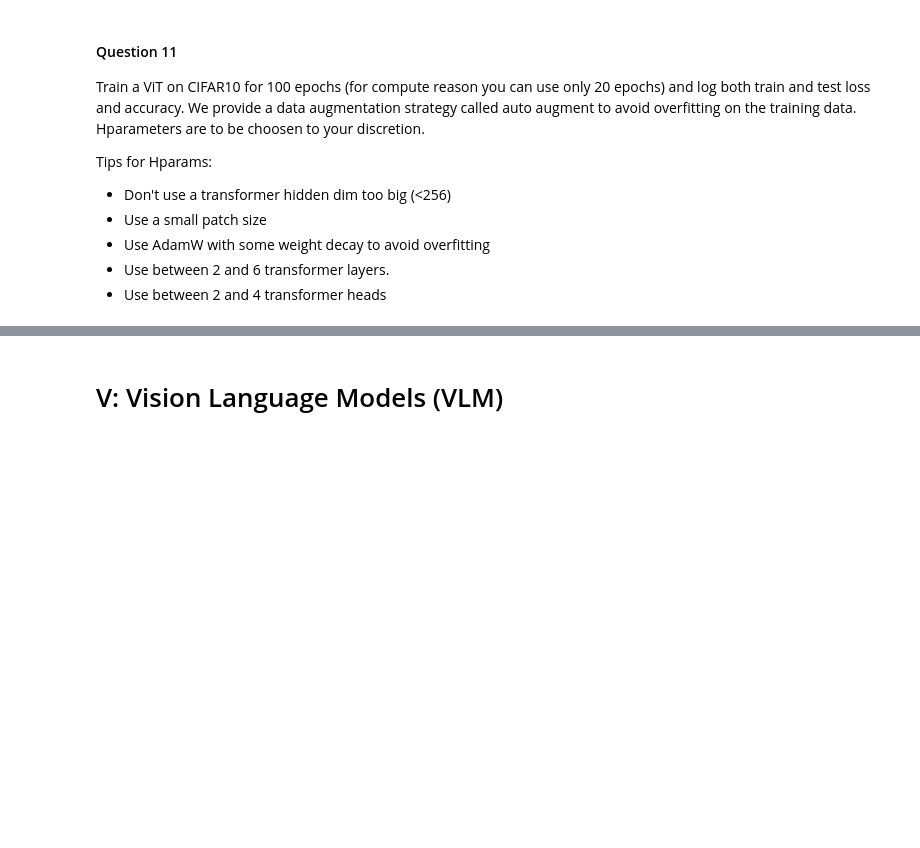
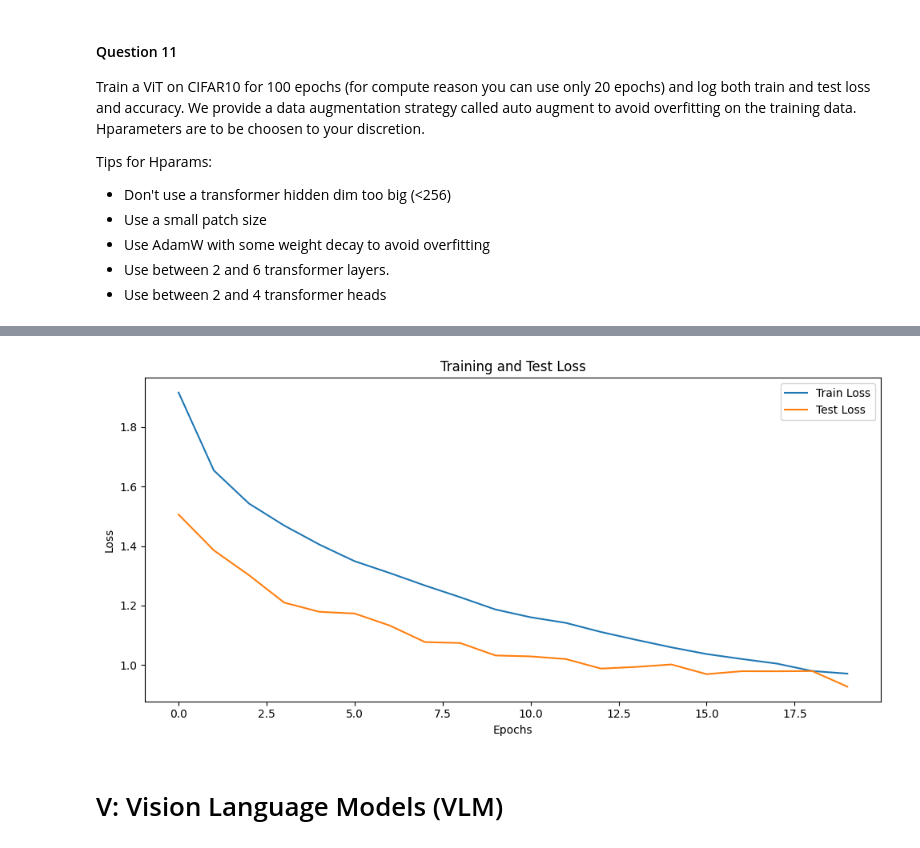
Before and after one commit to ArthurBUIS/CSC_52002_Multimodal_Generative_AI, a Jupyter notebook: CSC_52002_Lab1.ipynb, the cells around one changed output, grey strips where cells are left out. Cells and saved outputs as stored; diff of their text form; code cells hidden in the pictures; blank space fills up the shorter version.

```diff
--- a/CSC_52002_Lab1.ipynb
+++ b/CSC_52002_Lab1.ipynb
@@ -1143,11 +1145,19 @@ class PatchEmbeddings(nn.Module):
     def __init__(self, img_size=96, patch_size=16, hidden_dim=512):
         super().__init__()
         # To complete
-        pass
+        self.img_size = img_size
+        self.patch_size = patch_size
+        self.hidden_dim = hidden_dim
+        self.n_patches = (img_size // patch_size) ** 2
+        self.proj = nn.Conv2d(in_channels=3, out_channels=hidden_dim, kernel_size=patch_size, stride=patch_size)
 
     def forward(self, x):
         # To complete
-        pass
+        batch_size = x.size(0)
+        x = self.proj(x)
+        x = x.flatten(2)
+        x = x.transpose(1, 2)
+        return x
 # %% [markdown]
 #### Question 10
 
@@ -1201,3 +1301,19 @@ test_loader = DataLoader(test_set, batch_size=batch_size, shuffle=False, num_wor
+# %%
+# Plot the training and test loss
+%matplotlib inline
+import matplotlib.pyplot as plt
+
+plt.figure(figsize=(10,5))
+plt.title("Training and Test Loss")
+plt.plot(train_losses, label="Train Loss")
+plt.plot(test_losses, label="Test Loss")
+plt.xlabel("Epochs")
+plt.ylabel("Loss")
+plt.legend()
+plt.tight_layout()
+plt.show()
+# %% [output]
+[figure, added]
 # %% [markdown]
 # V: Vision Language Models (VLM)
 # %% [markdown]
```
Also changed, not shown: parts of 16 cells of this notebook, 1 other file.
